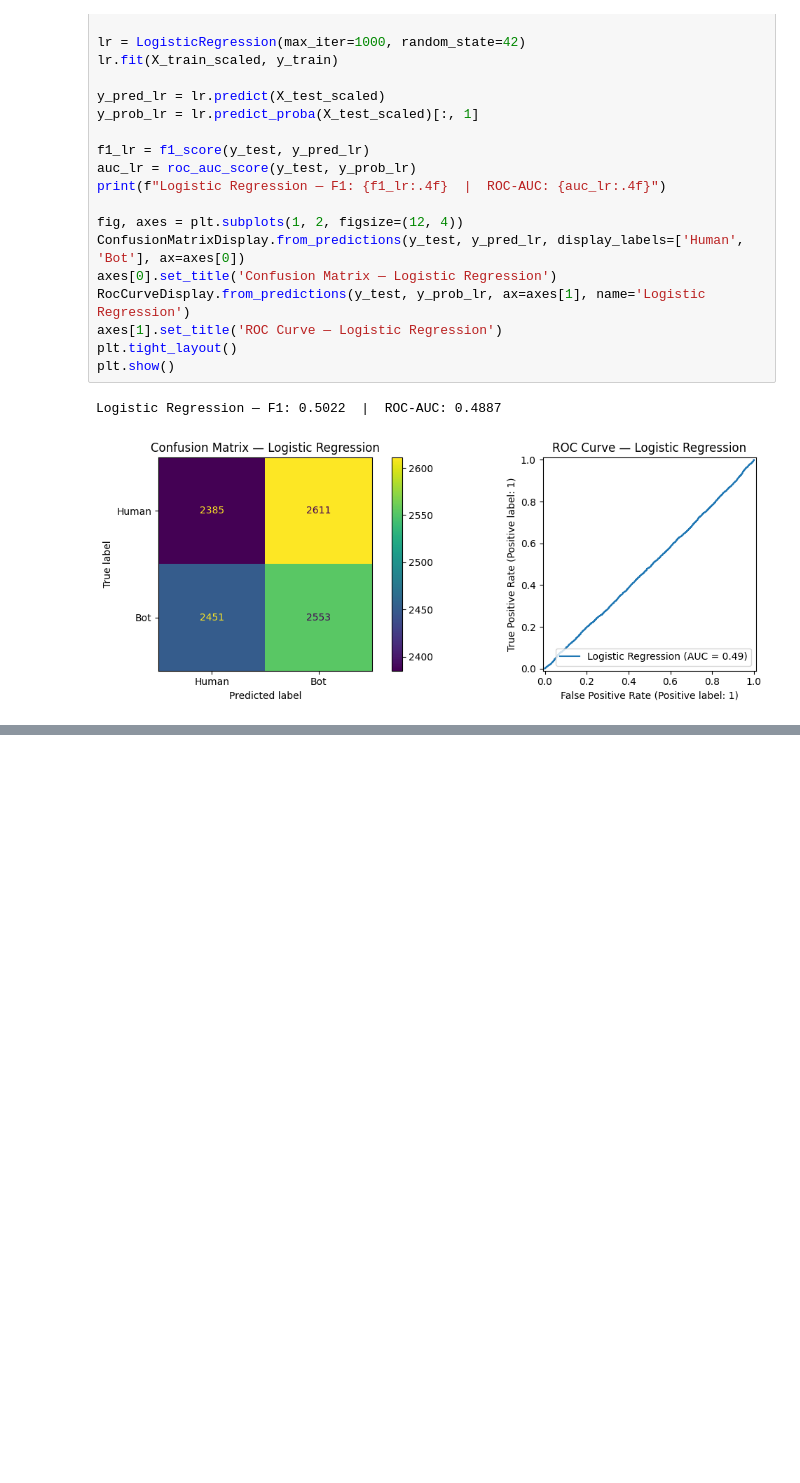
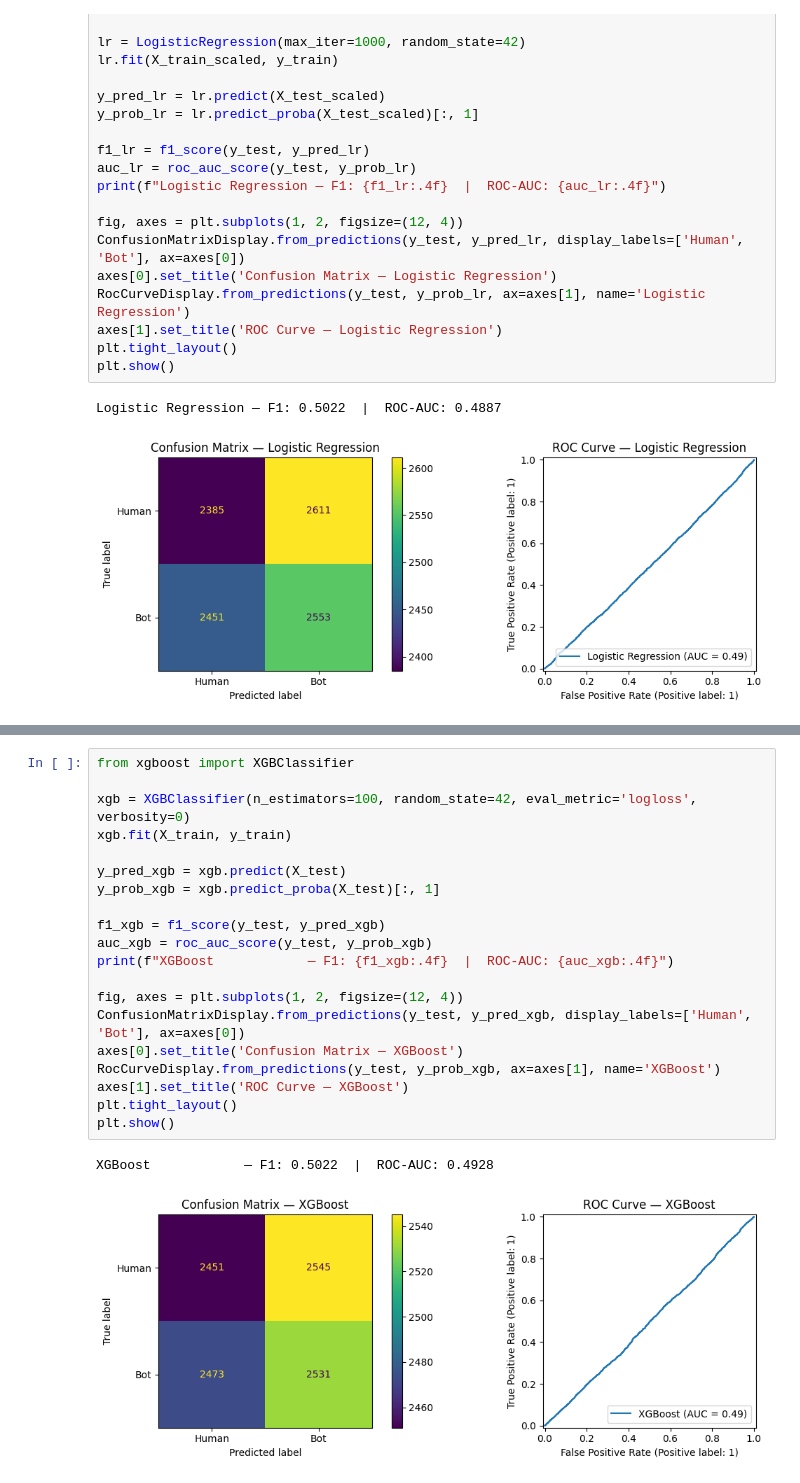
Before and after one commit to k-p2606/bot-or-not, a Jupyter notebook: bot-classifier.ipynb, the cells around one changed output, grey strips where cells are left out. Saved outputs shown, nothing was run; the diff lists cells and outputs as text; blank space fills up the shorter version.

```diff
--- a/bot-classifier.ipynb
+++ b/bot-classifier.ipynb
@@ -282,0 +326,23 @@ Logistic Regression — F1: 0.5022  |  ROC-AUC: 0.4887
+# %%
+from xgboost import XGBClassifier
+
+xgb = XGBClassifier(n_estimators=100, random_state=42, eval_metric='logloss', verbosity=0)
+xgb.fit(X_train, y_train)
+
+y_pred_xgb = xgb.predict(X_test)
+y_prob_xgb = xgb.predict_proba(X_test)[:, 1]
+
+f1_xgb = f1_score(y_test, y_pred_xgb)
+auc_xgb = roc_auc_score(y_test, y_prob_xgb)
+print(f"XGBoost            — F1: {f1_xgb:.4f}  |  ROC-AUC: {auc_xgb:.4f}")
+
+fig, axes = plt.subplots(1, 2, figsize=(12, 4))
+ConfusionMatrixDisplay.from_predictions(y_test, y_pred_xgb, display_labels=['Human', 'Bot'], ax=axes[0])
+axes[0].set_title('Confusion Matrix — XGBoost')
+RocCurveDisplay.from_predictions(y_test, y_prob_xgb, ax=axes[1], name='XGBoost')
+axes[1].set_title('ROC Curve — XGBoost')
+plt.tight_layout()
+plt.show()
+# %% [output]
+XGBoost            — F1: 0.5022  |  ROC-AUC: 0.4928
+[figure, added]
```
Also changed, not shown: parts of 12 cells of this notebook, 3 other files.
